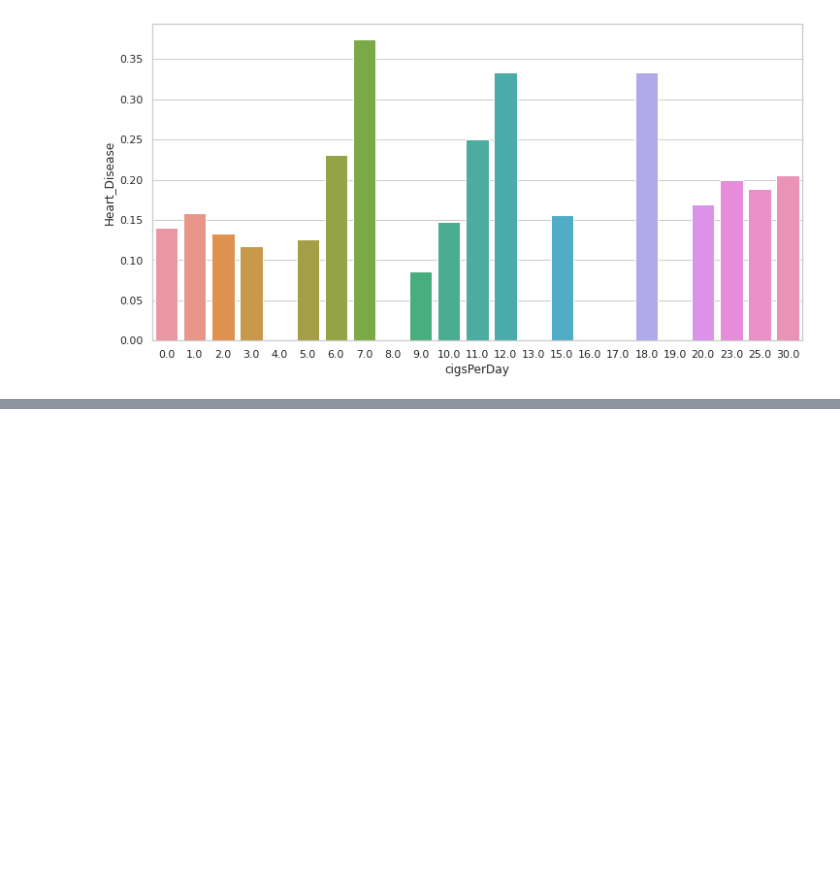
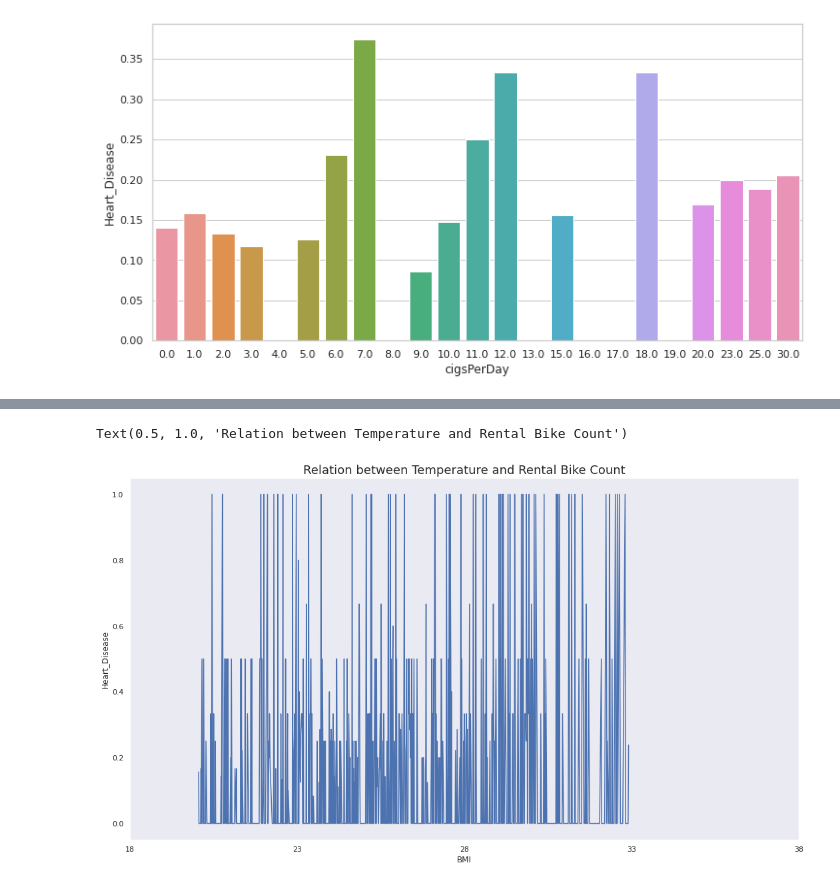
Before and after one commit to guptaprateek98/Capstone_CV_Risk_Prediction, a Jupyter notebook: Capstone_CV_Risk_Prediction.ipynb, the cells around one changed output, grey strips where cells are left out. Drawn from its saved outputs; the diff is of its cells as text; code cells hidden in the pictures; blank space fills up the shorter version.

```diff
--- a/Capstone_CV_Risk_Prediction.ipynb
+++ b/Capstone_CV_Risk_Prediction.ipynb
@@ -392,0 +418,18 @@ plt.show()
+# %%
+#avg3 = dataf[["BMI", "Heart_Disease"]].groupby(['BMI'], as_index=False).mean() #sum of 1's and 0's in hear_disease and divided by total no. of 1's and 0's for a prticular age(eg 37yr).
+#plt.figure(figsize=(12,6))
+#sns.barplot(x='BMI', y='Heart_Disease', data=avg3)
+#ax.set(xlabel='BMI', ylabel='disease probability')
+
+#plt.show()
+
+ds_t=dataf.groupby('BMI').agg({'Heart_Disease':'mean'}).reset_index()
+plt.rcParams['figure.figsize'] = 18,10
+sns.lineplot(ds_t['BMI'],ds_t['Heart_Disease'])
+plt.xticks(np.arange(18, 40, 5))
+plt.xlabel('BMI',fontsize=12)
+plt.ylabel('Heart_Disease',fontsize=12)
+plt.title('Relation between Temperature and Rental Bike Count',fontsize=18)
+# %% [output]
+Text(0.5, 1.0, 'Relation between Temperature and Rental Bike Count')
+[figure, added]
```
Also changed, not shown: parts of 10 cells of this notebook.
